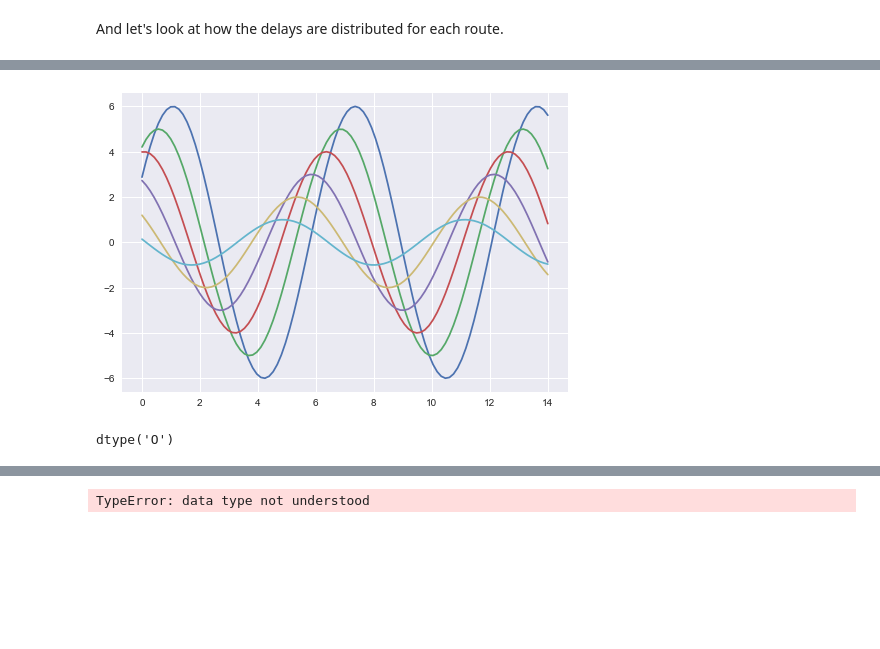
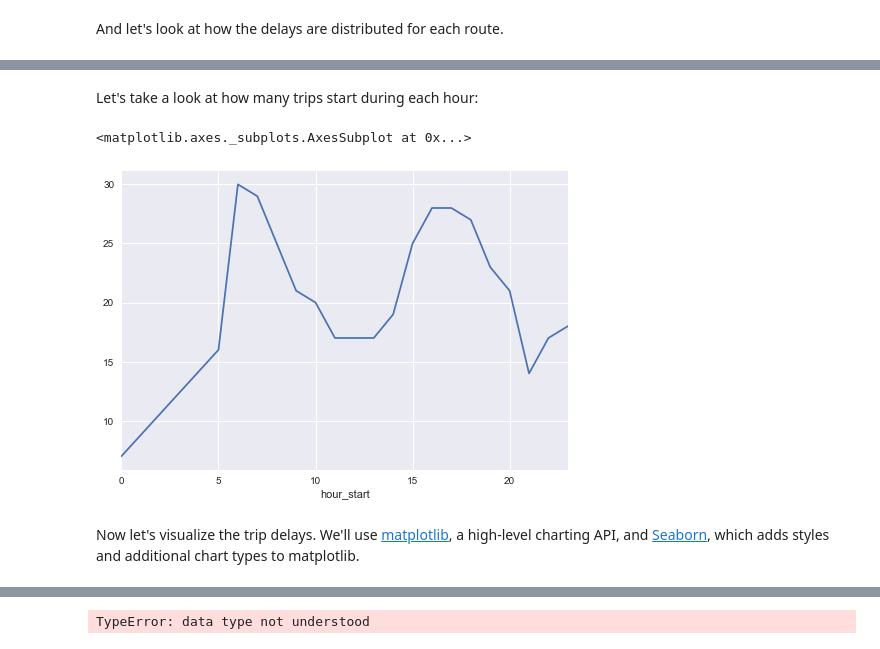
Before and after one commit to bdougsand/data-tutorial, a Jupyter notebook: MBTA Data.ipynb, the cells around one changed output, grey strips where cells are left out. Cells and saved outputs as stored; diff of their text form; code cells hidden in the pictures; blank space fills up the shorter version.

Commit message:
Began work on visualization

```diff
--- a/MBTA Data.ipynb
+++ b/MBTA Data.ipynb
@@ -315,9 +323,8 @@ red_line.head()
 # %%
-def func(group):
+def add_hour_start(group):
     start_time = group.scheduled_arrival_time.min()
     group["hour_start"] = start_time.hour
     group["schedule_offset"] = (group.scheduled_arrival_time - start_time).dt.total_seconds()
     return group
 
-red_line = red_line.groupby("trip_id").apply(func)
-red_line.head()
+red_line = red_line.groupby("trip_id").apply(add_hour_start)
@@ -340,3 +331,12 @@ red_line.head()
+# %% [markdown]
+Let's take a look at how many trips start during each hour:
+# %%
+red_line.groupby("hour_start").trip_id.nunique().plot()
+# %% [output]
+<matplotlib.axes._subplots.AxesSubplot at 0x...>
+[figure, added]
+# %% [markdown]
+Now let's visualize the trip delays. We'll use [matplotlib](http://matplotlib.org), a high-level charting API, and [Seaborn](http://seaborn.pydata.org), which adds styles and additional chart types to matplotlib.
 # %%
 %matplotlib inline
 import matplotlib as mpl
@@ -351,9 +344,0 @@ def sinplot(flip=1):
-# %%
-sns.set()
-sinplot()
-# %% [output]
-[figure, removed]
-# %%
-red_line.route_id.dtype
-# %% [output]
-dtype('O')
```
Also changed, not shown: parts of 25 cells of this notebook.
